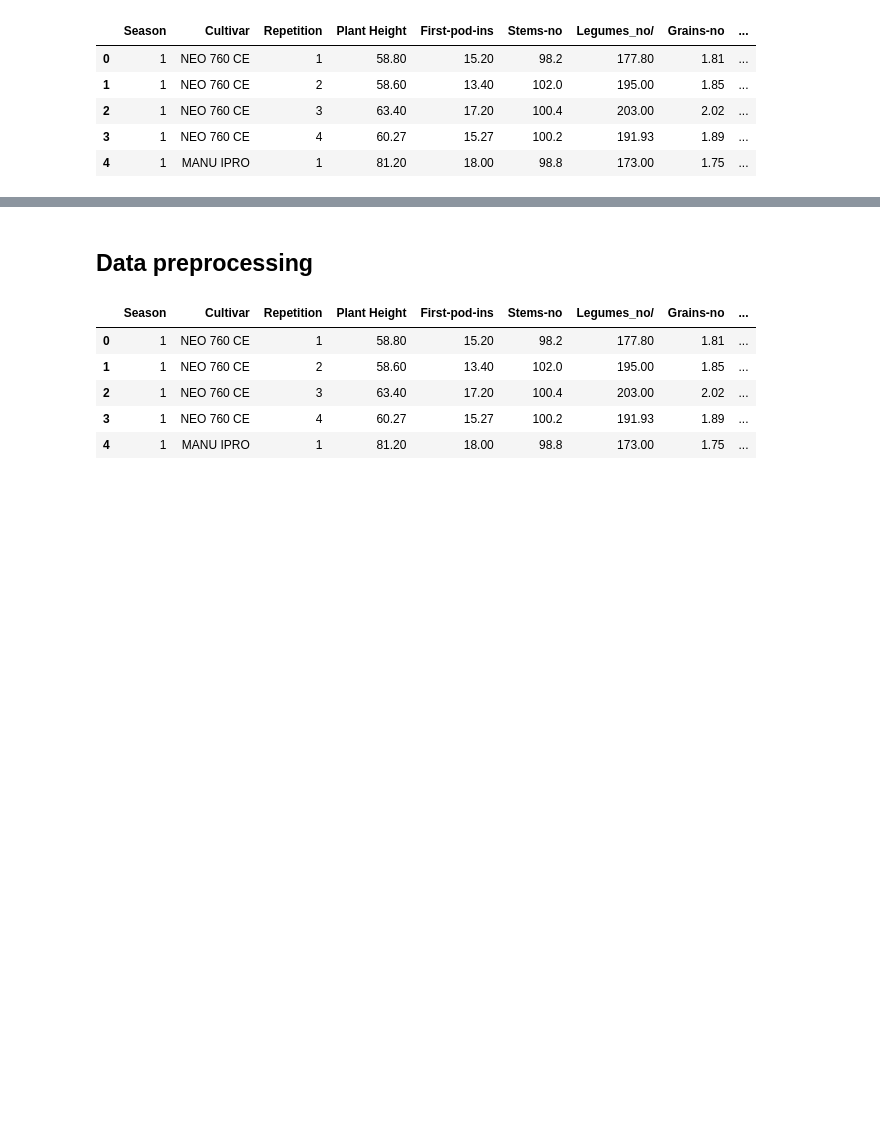
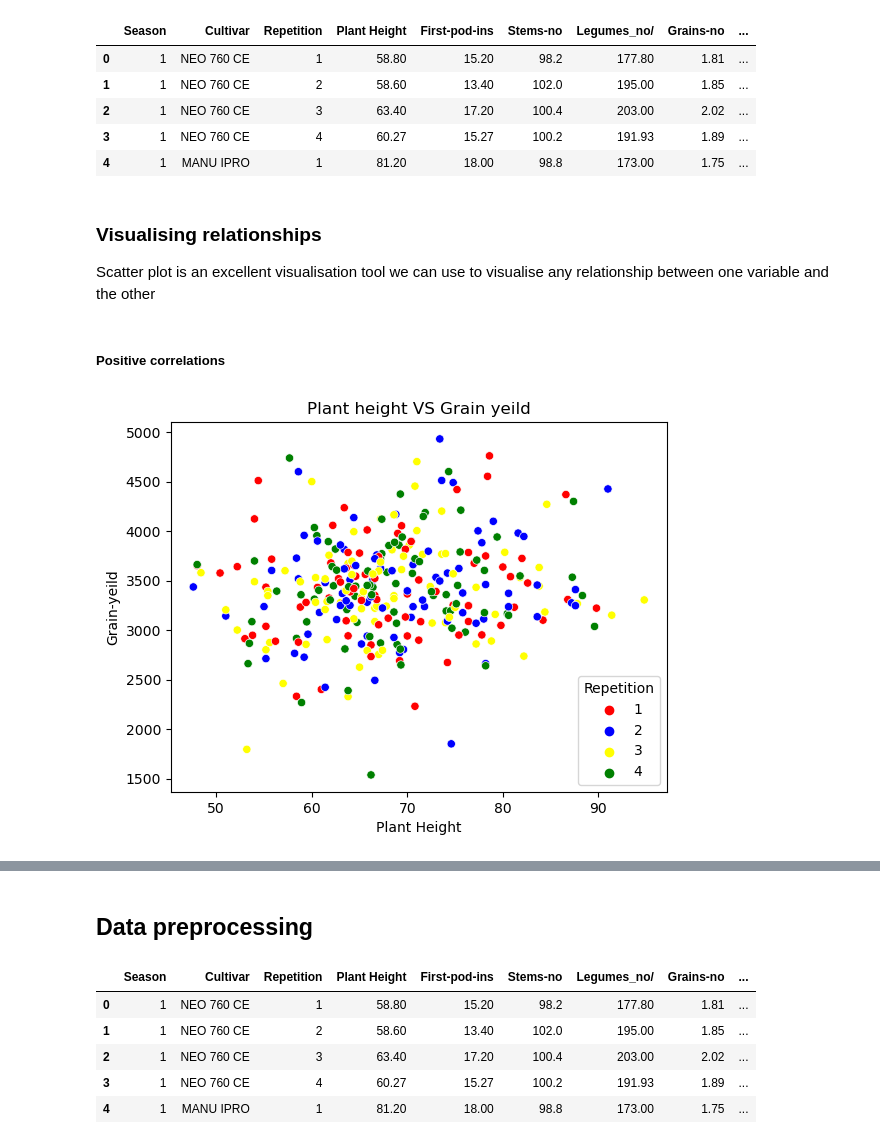
Before and after one commit to Ayomide-ola/Machine-learning-semester-2--, a Jupyter notebook: CA-1.ipynb, the cells around one changed output, grey strips where cells are left out. Cells and saved outputs as stored; diff of their text form; code cells hidden in the pictures; blank space fills up the shorter version.

```diff
--- a/CA-1.ipynb
+++ b/CA-1.ipynb
@@ -484,3 +485,13 @@ seed.head()
 | 2 | 1 | NEO 760 CE | 3 | 63.40 | 17.20 | 100.4 | 203.00 | 2.02 | ... |
 | 3 | 1 | NEO 760 CE | 4 | 60.27 | 15.27 | 100.2 | 191.93 | 1.89 | ... |
 | 4 | 1 | MANU IPRO | 1 | 81.20 | 18.00 | 98.8 | 173.00 | 1.75 | ... |
+# %% [markdown]
+### Visualising relationships
+Scatter plot is an excellent visualisation tool we can use to visualise any relationship between one variable and the other
+# %% [markdown]
+##### Positive correlations
+# %%
+sns.scatterplot(data = seed, x= 'Plant Height', y = 'Grain-yeild',hue='Repetition', palette=['red', 'blue','yellow','green'])
+plt.title('Plant height VS Grain yeild');
+# %% [output]
+[figure, added]
```
Also changed, not shown: parts of 30 cells of this notebook.
